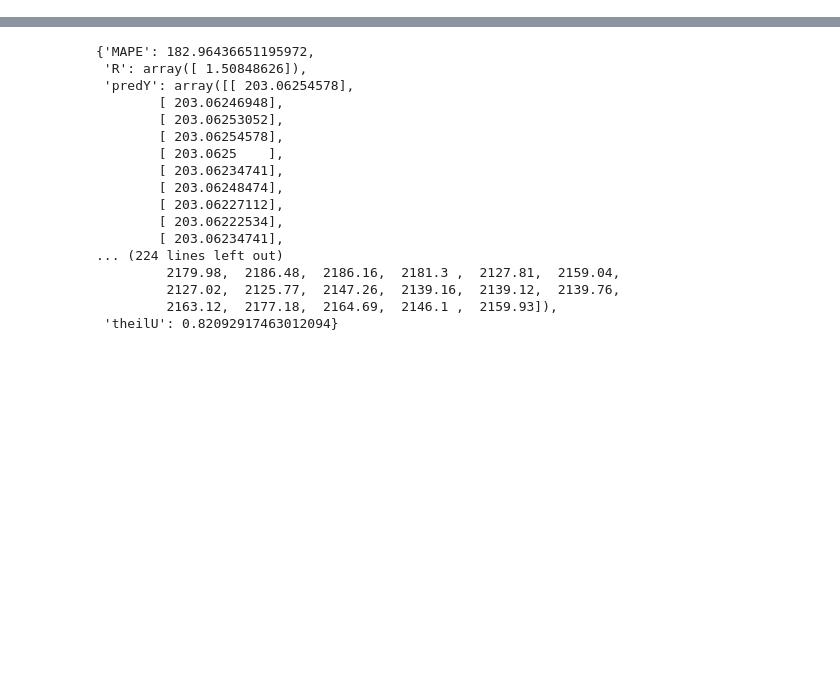
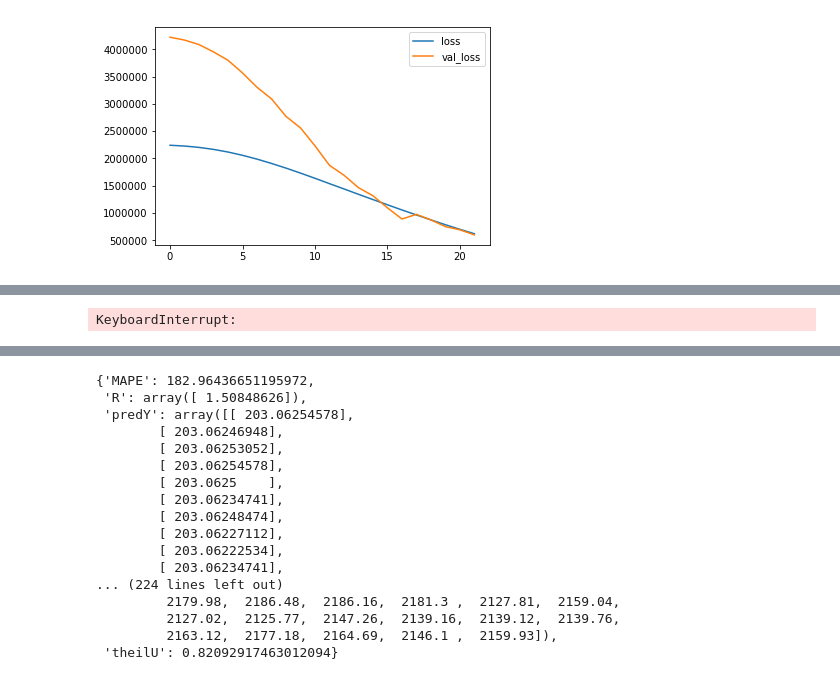
Before and after one commit to valcourgeau/intro-deep-learning-group, a Jupyter notebook: End2End_simpletest-val.ipynb, the cells around one changed output, grey strips where cells are left out. Cells and saved outputs as stored; diff of their text form; code cells hidden in the pictures; blank space fills up the shorter version.

```diff
--- a/End2End_simpletest-val.ipynb
+++ b/End2End_simpletest-val.ipynb
@@ -445,0 +451,22 @@ KeyboardInterrupt:
+# %%
+import yaml
+reg_list = "reg_list.yml"
+
+
+with open("data/" + reg_list, 'r') as stream:
+    try:
+        regression_dict = yaml.load(stream)
+    except yaml.YAMLError as exc:
+        print(exc)
+
+reg_list = []
+for reg in regression_dict:
+    temp_reg = {}
+    for x in regression_dict[reg]:
+        for key, value in x.items():
+            temp_reg[key] = value
+    reg_list.append(temp_reg)
+
+run_set_regressions(reg_list)
+# %% [output]
+[figure, added]
@@ -446,2 +475,3 @@ KeyboardInterrupt:
+KeyboardInterrupt:
 # %%
 model.summary()
```
Also changed, not shown: parts of 18 cells of this notebook, 3 other files.
